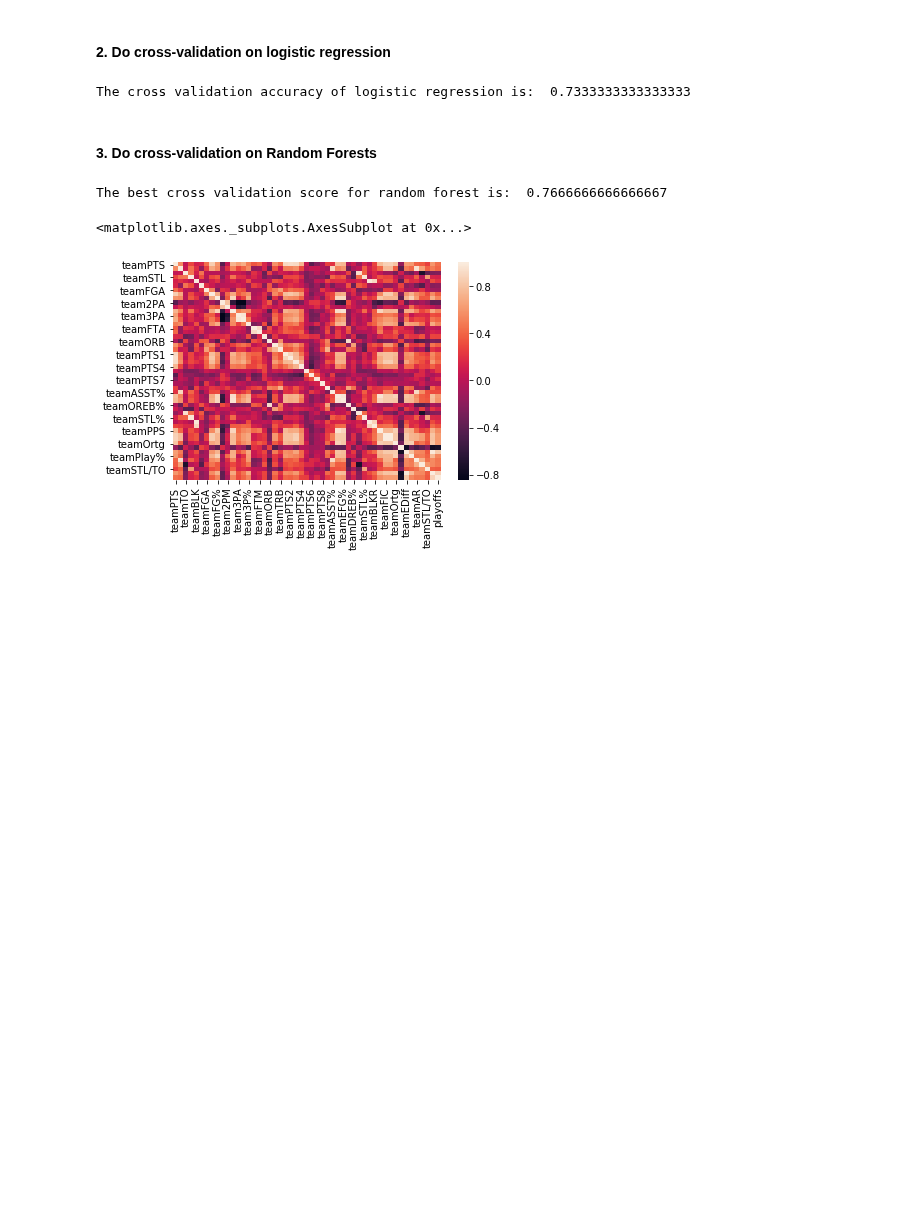
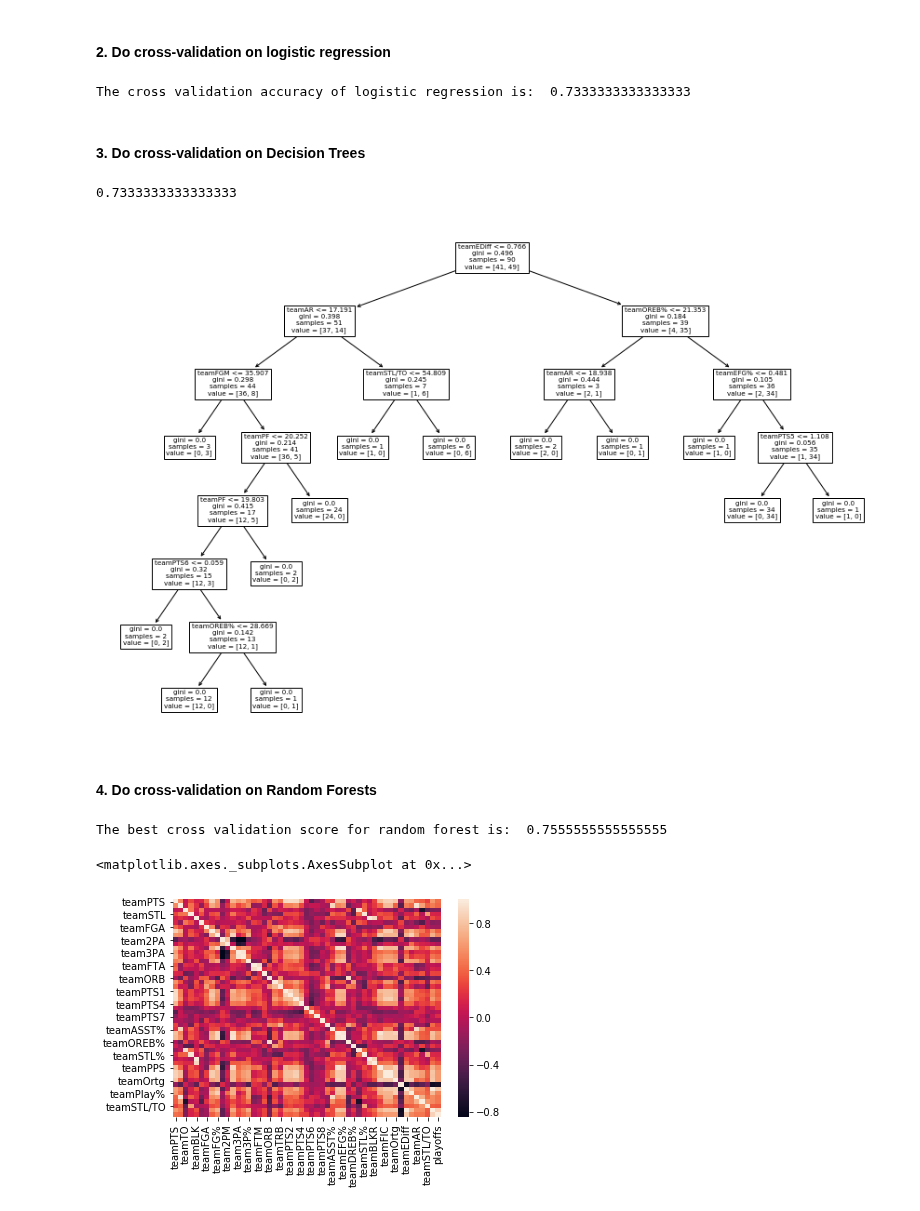
Before and after one commit to ktang98/basketball_analysis, a Jupyter notebook: basketball/basketball_analysis.ipynb, the cells around one changed output. Cells and saved outputs as stored; diff of their text form; code cells hidden in the pictures; blank space fills up the shorter version.

Commit message:
added decision tree with visualisation

```diff
--- a/basketball/basketball_analysis.ipynb
+++ b/basketball/basketball_analysis.ipynb
@@ -218,8 +220,21 @@ logreg_score = np.mean(cross_val_score(logreg, train_x, train_y, cv=5))
 print('The cross validation accuracy of logistic regression is: ', logreg_score)
 # %% [output]
 The cross validation accuracy of logistic regression is:  0.7333333333333333
+# %% [markdown]
+#### 3. Do cross-validation on Decision Trees
+# %%
+decisiontree = DecisionTreeClassifier()
+np.mean(cross_val_score(decisiontree, train_x, train_y, cv=5))
+# %% [output]
+0.7333333333333333
+# %%
+decisiontree.fit(train_x, train_y)
+plt.figure(figsize=(15,10))
+plot_tree(decisiontree, feature_names = train_x.columns);
+# %% [output]
+[figure, added]
 # %% [markdown]
-#### 3. Do cross-validation on Random Forests
+#### 4. Do cross-validation on Random Forests
 # %%
 depths = [5, 10, 15, 20]
 num_trees = [5, 10, 100, 1000]
@@ -230,7 +245,7 @@ for depth in depths:
         randomforest_scores.append(np.mean(cross_val_score(randomforest, train_x, train_y, cv=5)))
 print('The best cross validation score for random forest is: ', max(randomforest_scores))
 # %% [output]
-The best cross validation score for random forest is:  0.7666666666666667
+The best cross validation score for random forest is:  0.7555555555555555
 # %%
 sns.heatmap(train_x.corr())
 # %% [output]
```
Also changed, not shown: parts of 4 cells of this notebook.
